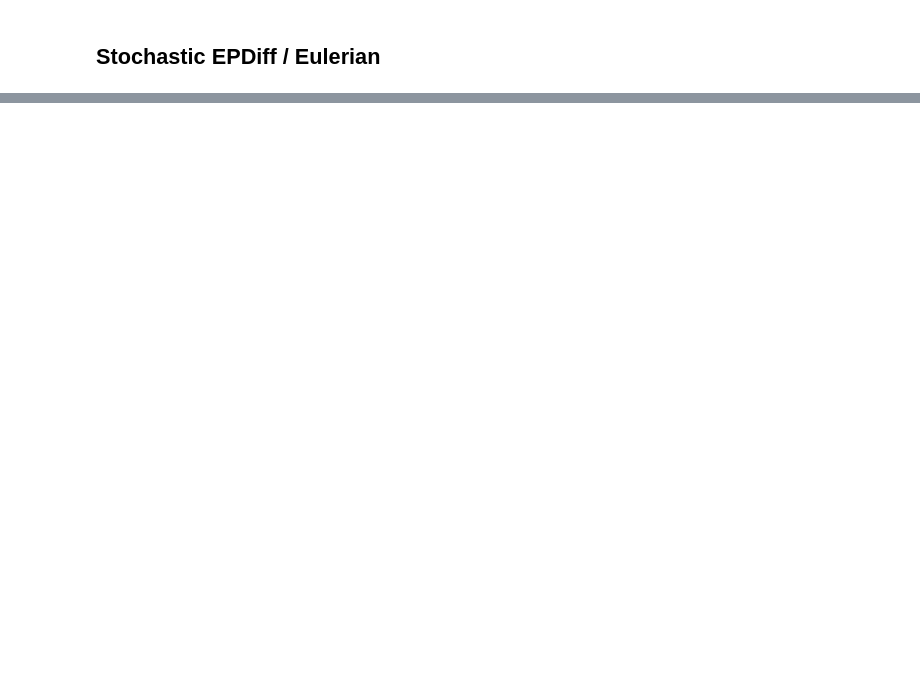
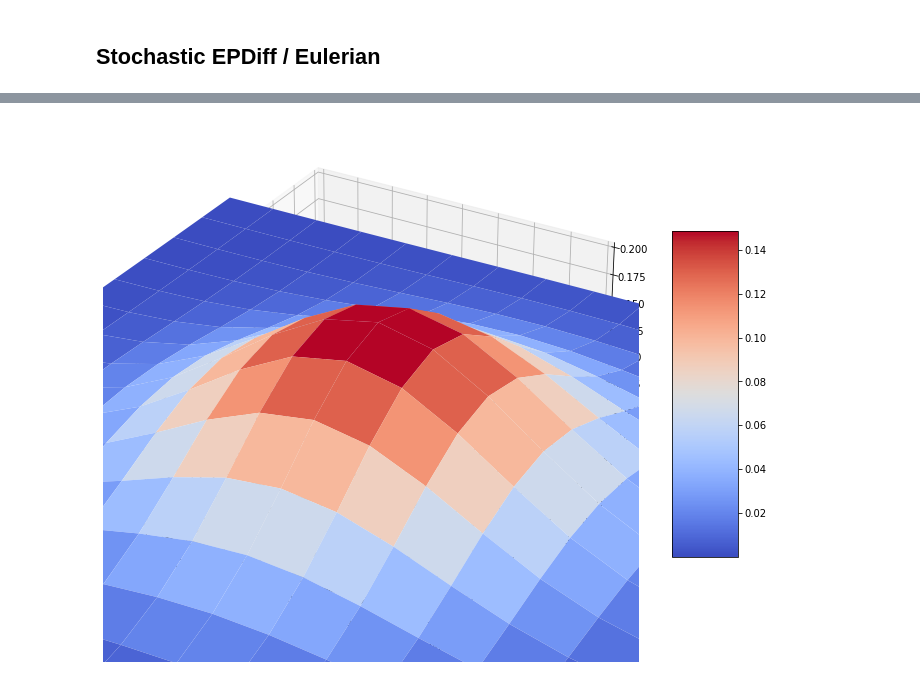
Before and after one commit to ComputationalEvolutionaryMorphometry/jaxgeometry, a Jupyter notebook: landmarks_stochastics.ipynb, the cells around one changed output, grey strips where cells are left out. Saved outputs shown, nothing was run; the diff lists cells and outputs as text; code cells hidden in the pictures; blank space fills up the shorter version.

```diff
--- a/landmarks_stochastics.ipynb
+++ b/landmarks_stochastics.ipynb
@@ -124,0 +200,11 @@ plt.show()
+# %%
+from matplotlib import cm
+(_,ax) = newfig3d()
+X, Y = np.meshgrid(x,x)
+surf = ax.plot_surface(X,Y,window,cmap=cm.coolwarm)
+# Customize the z axis.
+ax.set_zlim(0, .2)
+fig.colorbar(surf, shrink=0.5, aspect=5, ax=ax)
+plt.show()
+# %% [output]
+[figure, added]
```
Also changed, not shown: parts of 12 cells of this notebook, 6 other files.
